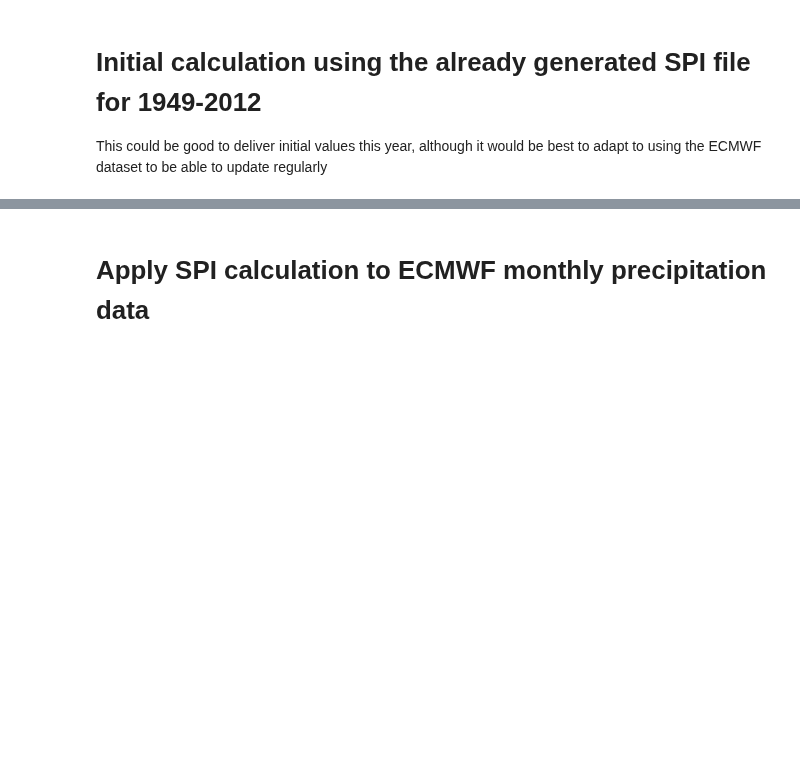
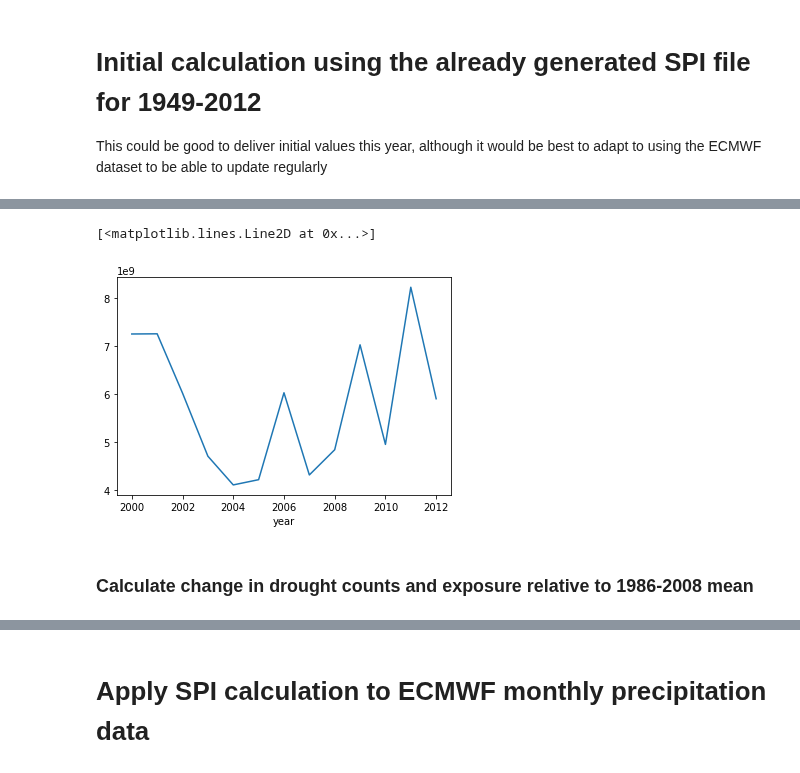
Before and after one commit to mangecoeur/health-climate-exposure, a Jupyter notebook: 1.4 Drought exposure.ipynb, the cells around one changed output, grey strips where cells are left out. Cells and saved outputs as stored; diff of their text form; code cells hidden in the pictures; blank space fills up the shorter version.

```diff
--- a/1.4 Drought exposure.ipynb
+++ b/1.4 Drought exposure.ipynb
@@ -103,0 +115,7 @@ droughts_pop_ts = (droughts_pop / pop_sum).sum(dim=['latitude', 'longitude'])
+# %%
+drought_count_projected.plot()
+# %% [output]
+[<matplotlib.lines.Line2D at 0x...>]
+[figure, added]
+# %% [markdown]
+### Calculate change in drought counts and exposure relative to 1986-2008 mean
```
Also changed, not shown: parts of 22 cells of this notebook, 7 other files.
